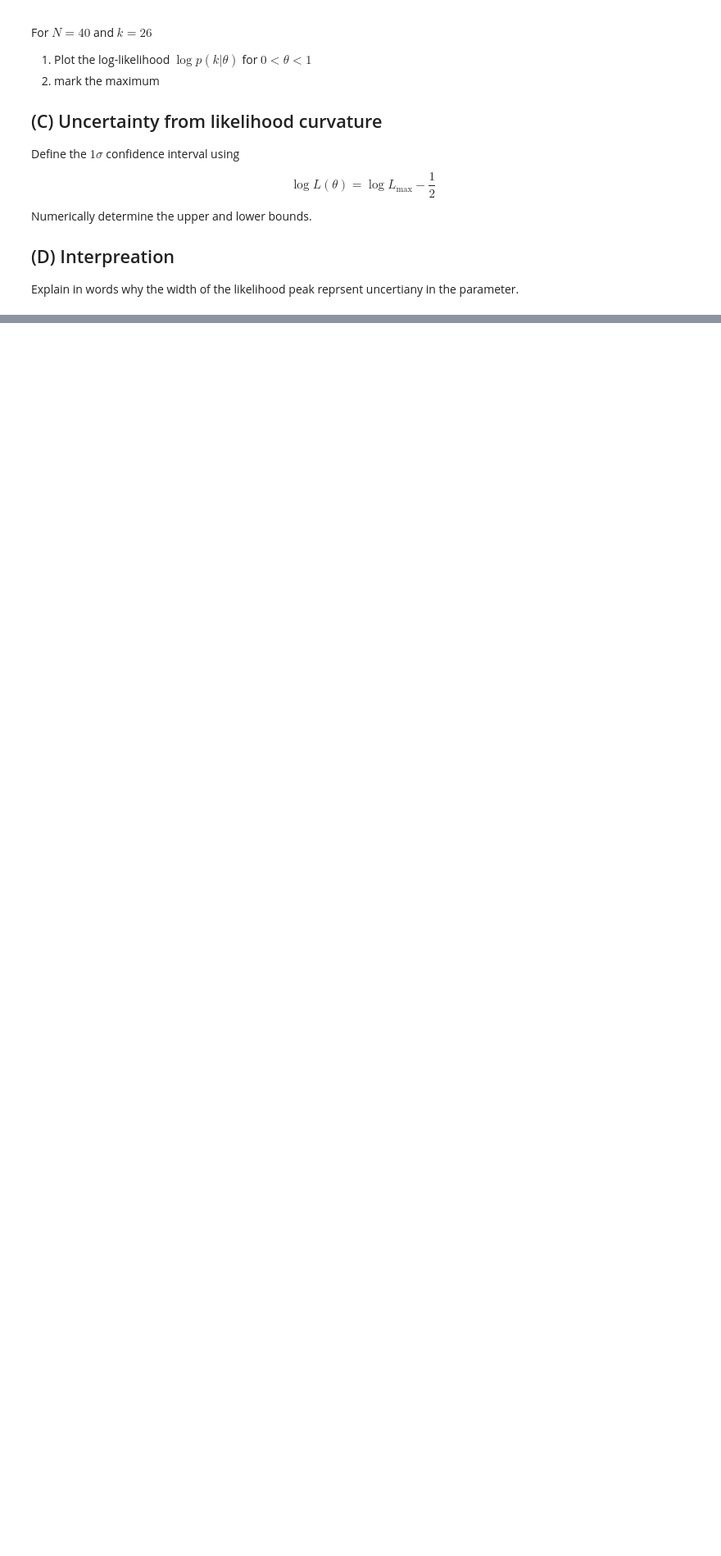
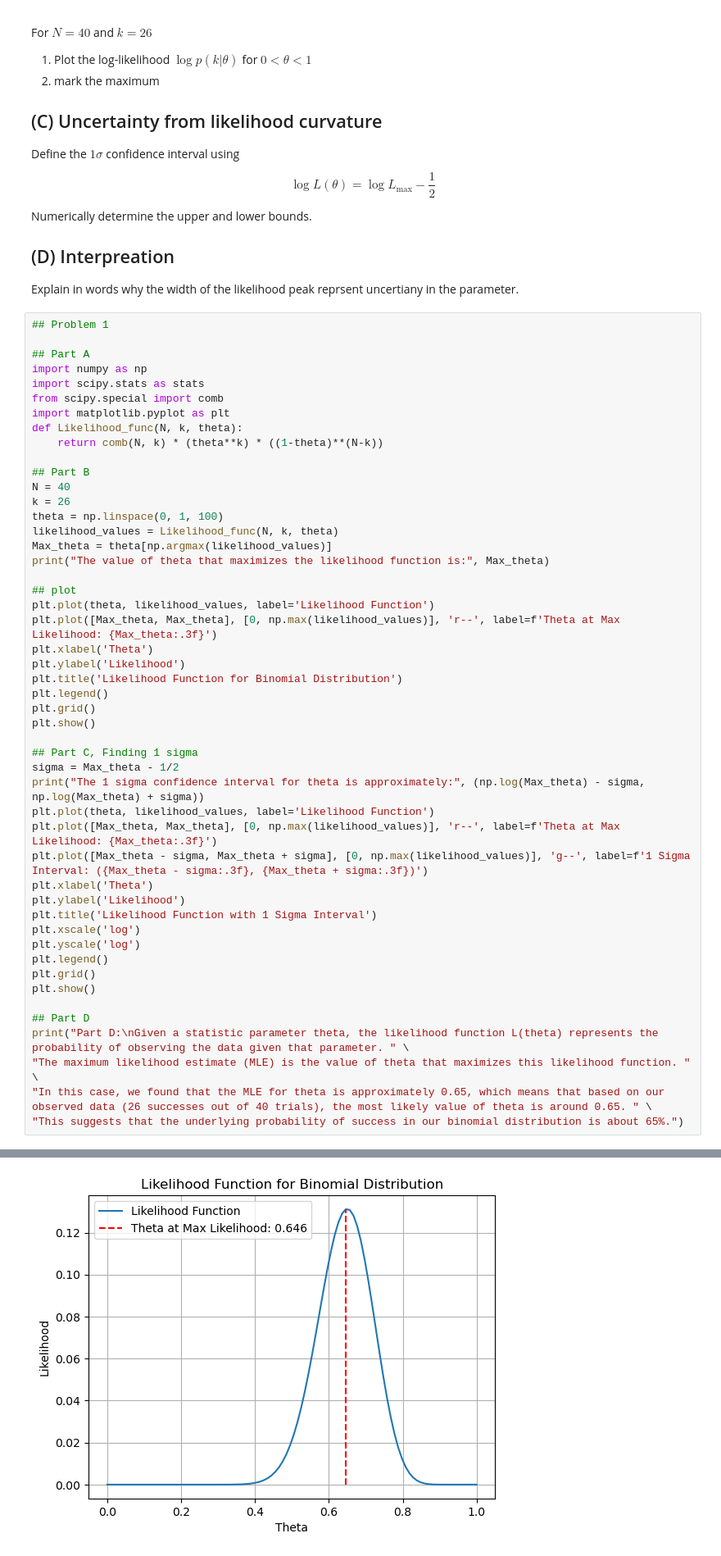
Before and after one commit to breckmeagher/statistics-and-data-analysis, a Jupyter notebook: work-in-progress/homework3_setup.ipynb, the cells around one changed output, grey strips where cells are left out. Shown at 82% size. Saved outputs shown, nothing was run; the diff lists cells and outputs as text; blank space fills up the shorter version.

```diff
--- a/work-in-progress/homework3_setup.ipynb
+++ b/work-in-progress/homework3_setup.ipynb
@@ -29,3 +29,53 @@ Numerically determine the upper and lower bounds.
 
 ## (D) Interpreation
 Explain in words why the width of the likelihood peak reprsent uncertiany in the parameter.
+# %%
+## Problem 1
+
+## Part A
+import numpy as np
+import scipy.stats as stats
+from scipy.special import comb
+import matplotlib.pyplot as plt
+def Likelihood_func(N, k, theta):
+    return comb(N, k) * (theta**k) * ((1-theta)**(N-k))
+
+## Part B
+N = 40
+k = 26
+theta = np.linspace(0, 1, 100)
+likelihood_values = Likelihood_func(N, k, theta)
+Max_theta = theta[np.argmax(likelihood_values)]
+print("The value of theta that maximizes the likelihood function is:", Max_theta)
+
+## plot
+plt.plot(theta, likelihood_values, label='Likelihood Function')
+plt.plot([Max_theta, Max_theta], [0, np.max(likelihood_values)], 'r--', label=f'Theta at Max Likelihood: {Max_theta:.3f}')
+plt.xlabel('Theta')
+plt.ylabel('Likelihood')
+plt.title('Likelihood Function for Binomial Distribution')
+plt.legend()
+plt.grid()
+plt.show()
+
+## Part C, Finding 1 sigma
+sigma = Max_theta - 1/2
+print("The 1 sigma confidence interval for theta is approximately:", (np.log(Max_theta) - sigma, np.log(Max_theta) + sigma))
+plt.plot(theta, likelihood_values, label='Likelihood Function')
+plt.plot([Max_theta, Max_theta], [0, np.max(likelihood_values)], 'r--', label=f'Theta at Max Likelihood: {Max_theta:.3f}')
+plt.plot([Max_theta - sigma, Max_theta + sigma], [0, np.max(likelihood_values)], 'g--', label=f'1 Sigma Interval: ({Max_theta - sigma:.3f}, {Max_theta + sigma:.3f})')
+plt.xlabel('Theta')
+plt.ylabel('Likelihood')
+plt.title('Likelihood Function with 1 Sigma Interval')
+plt.xscale('log')
+plt.yscale('log')
+plt.legend()
+plt.grid()
+plt.show()
+
+## Part D
+print("Part D:\nGiven a statistic parameter theta, the likelihood function L(theta) represents the probability of observing the data given that parameter. " \
+"The maximum likelihood estimate (MLE) is the value of theta that maximizes this likelihood function. " \
+"In this case, we found that the MLE for theta is approximately 0.65, which means that based on our observed data (26 successes out of 40 trials), the most likely value of theta is around 0.65. " \
+"This suggests that the underlying probability of success in our binomial distribution is about 65%.")
+# %% [output]
@@ -31,0 +83 @@ Explain in words why the width of the likelihood peak reprsent uncertiany in the
+[figure, added]
```
Also changed, not shown: parts of 2 cells of this notebook.
